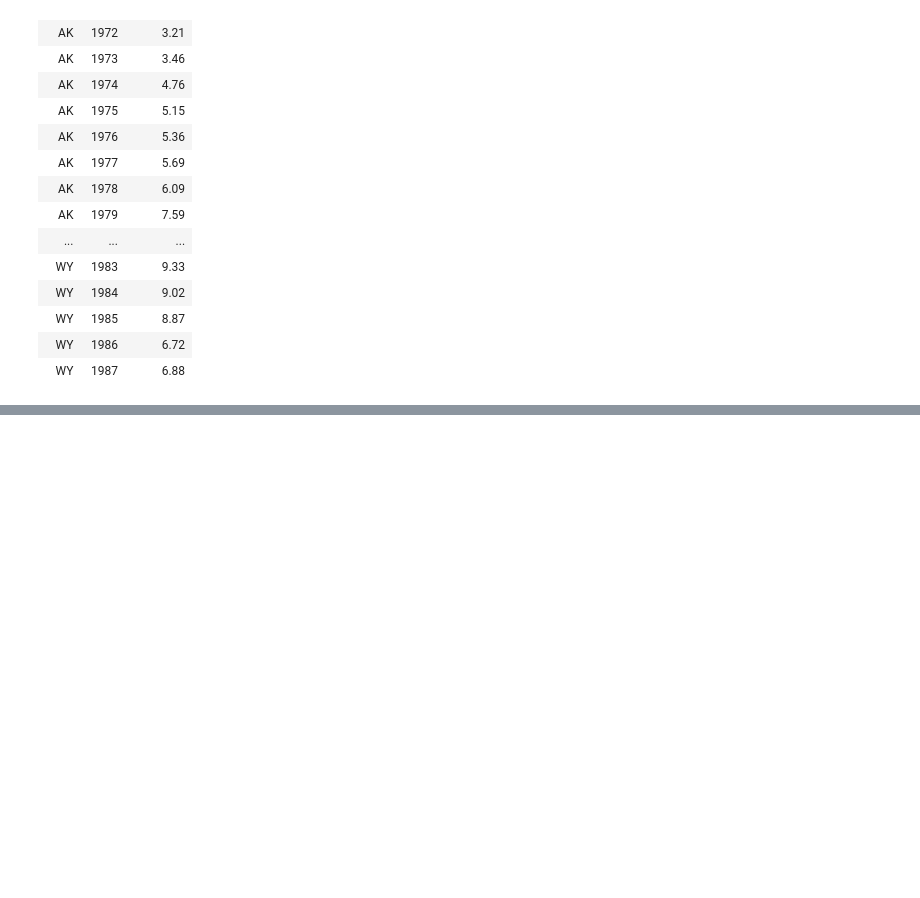
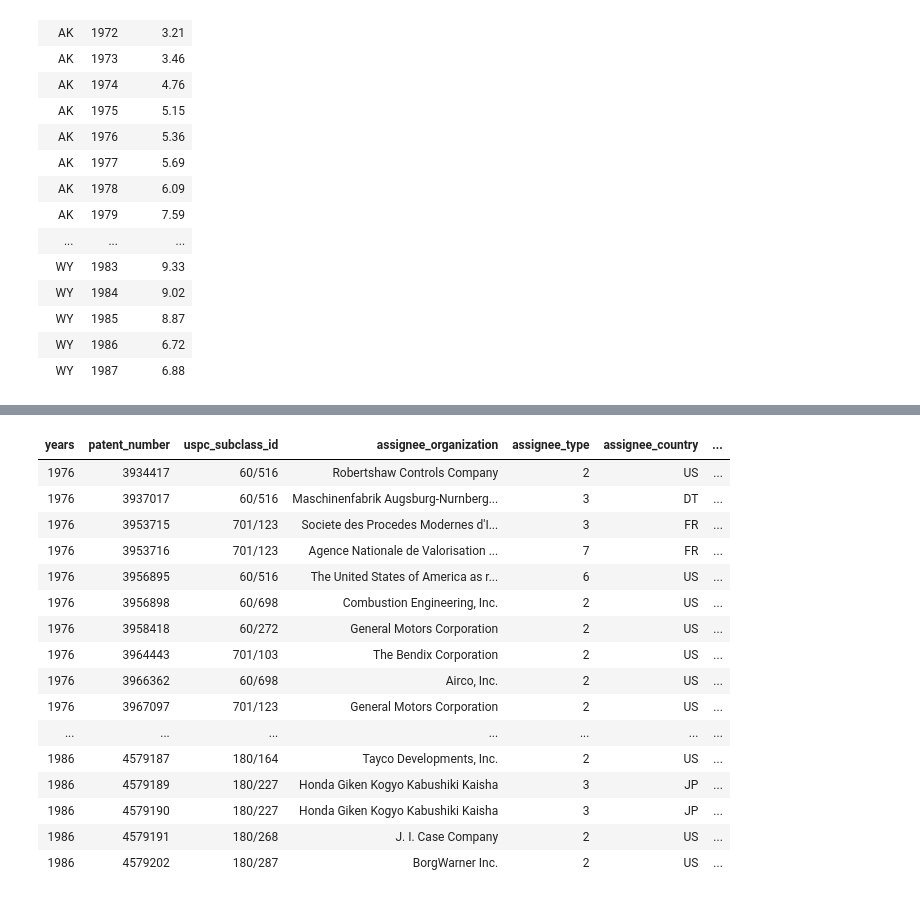
Before and after one commit to GabyMartinez/Data_Analysis_Python_R, a Jupyter notebook: Data Cleaning/Clean Data ECO400.ipynb, the cells around one changed output, grey strips where cells are left out. Drawn from its saved outputs; the diff is of its cells as text; code cells hidden in the pictures; blank space fills up the shorter version.

Commit message:
eco400 data cleaning

```diff
--- a/Data Cleaning/Clean Data ECO400.ipynb
+++ b/Data Cleaning/Clean Data ECO400.ipynb
@@ -126,0 +131,4 @@ Now Export? or Add more data to filter and clean
+# %%
+#load patents data
+total_patents <- read.csv("total_patents_1976to87.csv")
+head(total_patents)
@@ -126,0 +143,21 @@ Now Export? or Add more data to filter and clean
+# %%
+#drop assignee_id bc its not any different from using the assignee_key_id
+total_patents %>% select(!assignee_id) -> total_patents
+# %% [output]
+| years | patent_number | uspc_subclass_id | assignee_organization | assignee_type | assignee_country | ... |
+| 1976 | 3934417 | 60/516 | Robertshaw Controls Company | 2 | US | ... |
+| 1976 | 3937017 | 60/516 | Maschinenfabrik Augsburg-Nurnberg... | 3 | DT | ... |
+| 1976 | 3953715 | 701/123 | Societe des Procedes Modernes d'I... | 3 | FR | ... |
+| 1976 | 3953716 | 701/123 | Agence Nationale de Valorisation ... | 7 | FR | ... |
+| 1976 | 3956895 | 60/516 | The United States of America as r... | 6 | US | ... |
+| 1976 | 3956898 | 60/698 | Combustion Engineering, Inc. | 2 | US | ... |
+| 1976 | 3958418 | 60/272 | General Motors Corporation | 2 | US | ... |
+| 1976 | 3964443 | 701/103 | The Bendix Corporation | 2 | US | ... |
+| 1976 | 3966362 | 60/698 | Airco, Inc. | 2 | US | ... |
+| 1976 | 3967097 | 701/123 | General Motors Corporation | 2 | US | ... |
+| ... | ... | ... | ... | ... | ... | ... |
+| 1986 | 4579187 | 180/164 | Tayco Developments, Inc. | 2 | US | ... |
+| 1986 | 4579189 | 180/227 | Honda Giken Kogyo Kabushiki Kaisha | 3 | JP | ... |
+| 1986 | 4579190 | 180/227 | Honda Giken Kogyo Kabushiki Kaisha | 3 | JP | ... |
+| 1986 | 4579191 | 180/268 | J. I. Case Company | 2 | US | ... |
+| 1986 | 4579202 | 180/287 | BorgWarner Inc. | 2 | US | ... |
```
Also changed, not shown: parts of 10 cells of this notebook.
